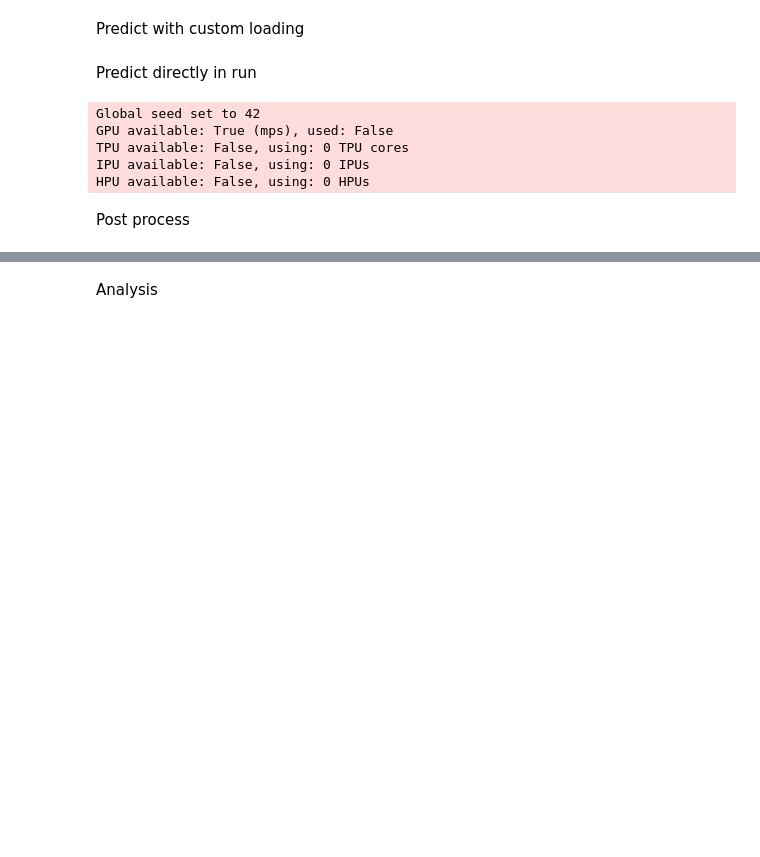
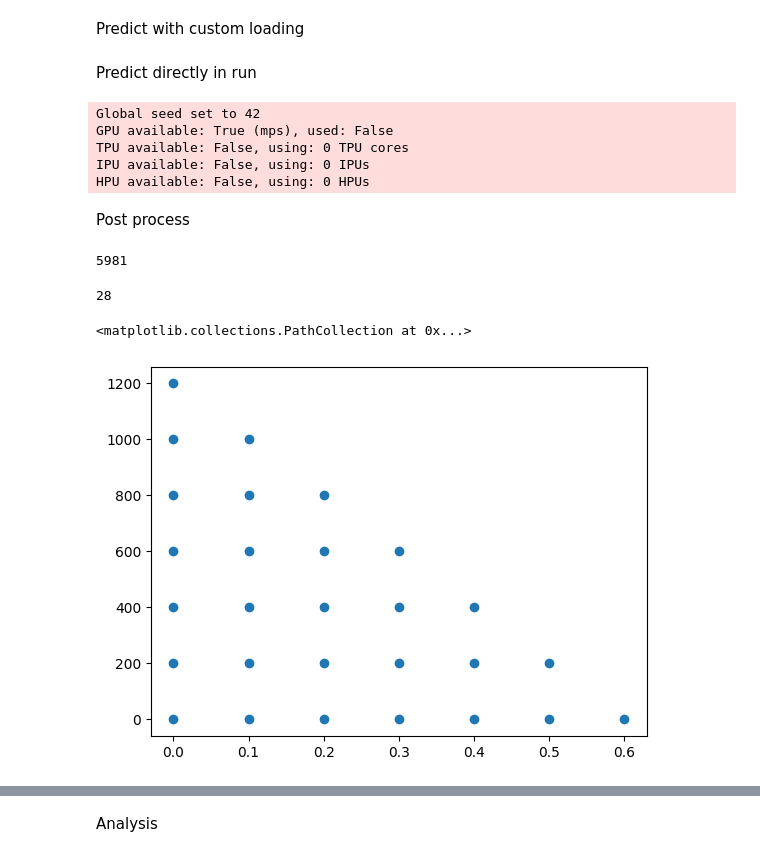
Before and after one commit to elidub/MedicalImaging_Ribfracture, a Jupyter notebook: notebooks/run_elias.ipynb, the cells around one changed output, grey strips where cells are left out. Cells and saved outputs as stored; diff of their text form; code cells hidden in the pictures; blank space fills up the shorter version.

```diff
--- a/notebooks/run_elias.ipynb
+++ b/notebooks/run_elias.ipynb
@@ -81,0 +123,27 @@ postprocess_main(postprocess_args)
+# %%
+(y_true > 1).sum()
+# %% [output]
+5981
+# %%
+l = 10
+ranges = {
+    'prob_thresh' : np.linspace(0, 1, l, endpoint = True),
+    'bone_thresh' : np.array([200]),
+    'size_thresh' : np.linspace(0, 2000, l, endpoint = True)
+}
+
+combis2 = []
+for i, x in enumerate(ranges['prob_thresh']):
+        for k, z in enumerate(ranges['size_thresh']):
+            if i <= k:
+                k = l-k-1
+                combis2.append(np.array((ranges['prob_thresh'][i], ranges['bone_thresh'][0], ranges['size_thresh'][k])))
+combis2 = np.array(combis2)
+
+print(len(combis2))
+
+plt.scatter(combis2.T[0], combis2.T[2])
+# %% [output]
+28
+<matplotlib.collections.PathCollection at 0x...>
+[figure, added]
```
Also changed, not shown: parts of 14 cells of this notebook, 2 other files.
